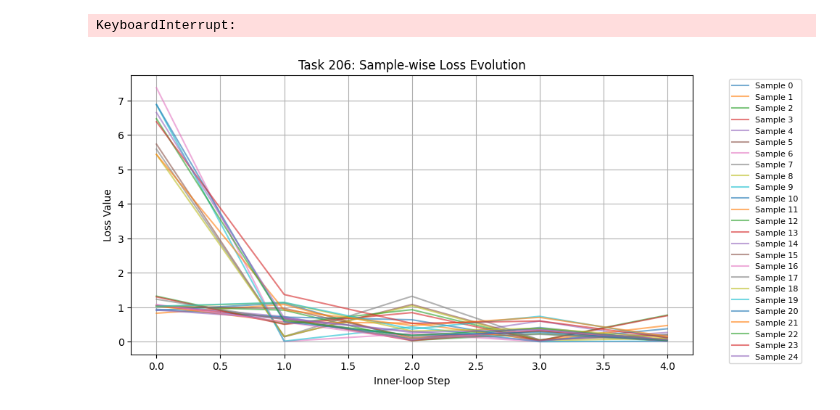
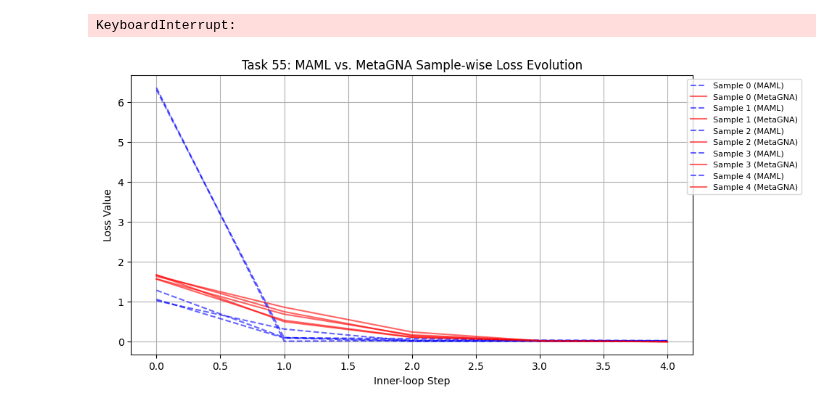
Before and after one commit to SKKUJMLim/MAML, a Jupyter notebook: Test_jupyternotebook/Loss_per_sample_csv_to_fig.ipynb, the cells around one changed output. Drawn from its saved outputs; the diff is of its cells as text; code cells hidden in the pictures.

```diff
--- a/Test_jupyternotebook/Loss_per_sample_csv_to_fig.ipynb
+++ b/Test_jupyternotebook/Loss_per_sample_csv_to_fig.ipynb
@@ -3,50 +3,48 @@ import os
 import pandas as pd
 import matplotlib.pyplot as plt
 # %%
+# 파일 경로
+MAML_file_path = "Loss_per_Sample/sample_loss_log_MAML(miniImageNet_1shot).csv"
+MetaGNA_file_path = "Loss_per_Sample/sample_loss_log_Arbiter(miniImageNet_1shot).csv"
+
+# 저장 경로 설정
+save_path = "Loss_per_Sample/Task"
+os.makedirs(save_path, exist_ok=True)
+
 # CSV 파일 로드
+df_MAML = pd.read_csv(MAML_file_path)
+df_MetaGNA = pd.read_csv(MetaGNA_file_path)
 
-setting = 'MAML'
-if setting == 'MAML':
-    file_path = "Loss_per_Sample/sample_loss_log_MAML(miniImageNet_1shot).csv"
-    original_save_path = "Loss_per_Sample/MAML"
-elif setting == 'Arbiter':
-     CSV 파일 로드
-    file_path = "Loss_per_Sample/sample_loss_log_Arbiter(miniImageNet_1shot).csv"
-    original_save_path = "Loss_per_Sample/Arbiter"
-else:
-    print("error")
-
-df = pd.read_csv(file_path)
-
-# 저장할 폴더가 존재하는지 확인하고 없으면 생성
-os.makedirs(original_save_path, exist_ok=True)
-
-# Task 목록 가져오기
-task_list = df["Task_Idx"].unique()
+# Task 목록 가져오기 (두 파일에서 공통 Task 추출)
+task_list = sorted(set(df_MAML["Task_Idx"]).intersection(set(df_MetaGNA["Task_Idx"])))
 
 # 그래프 생성 및 저장
 for task in task_list:
     plt.figure(figsize=(10, 5))
 
-    # 특정 Task의 데이터 필터링
-    task_data = df[df["Task_Idx"] == task]
+    # 특정 Task 데이터 필터링
+    task_data_MAML = df_MAML[df_MAML["Task_Idx"] == task]
+    task_data_MetaGNA = df_MetaGNA[df_MetaGNA["Task_Idx"] == task]
 
-    # 각 Sample별로 Loss 변화 플로팅
-    for sample_id in task_data["Sample_Index"].unique():
-        sample_data = task_data[task_data["Sample_Index"] == sample_id]
-        plt.plot(sample_data["Step"], sample_data["Loss"], label=f"Sample {sample_id}", alpha=0.6)
+    # 각 Sample별로 Loss 변화 플로팅 (MAML: 점선, MetaGNA: 실선)
+    for sample_id in task_data_MAML["Sample_Index"].unique():
+        sample_data_MAML = task_data_MAML[task_data_MAML["Sample_Index"] == sample_id]
+        sample_data_MetaGNA = task_data_MetaGNA[task_data_MetaGNA["Sample_Index"] == sample_id]
+
+        plt.plot(sample_data_MAML["Step"], sample_data_MAML["Loss"], 'b--', alpha=0.6, label=f"Sample {sample_id} (MAML)")
+        plt.plot(sample_data_MetaGNA["Step"], sample_data_MetaGNA["Loss"], 'r-', alpha=0.6, label=f"Sample {sample_id} (MetaGNA)")
 
     plt.xlabel("Inner-loop Step")
     plt.ylabel("Loss Value")
-    plt.title(f"Task {task}: Sample-wise Loss Evolution")
+    plt.title(f"Task {task}: MAML vs. MetaGNA Sample-wise Loss Evolution")
     plt.legend(loc="upper right", bbox_to_anchor=(1.2, 1), fontsize=8)
     plt.grid(True)
 
-    # 그래프 저장 (예: Task_1_Loss.png, Task_2_Loss.png ...)
-    plt.savefig(f"{original_save_path}/Task_{task}_Loss.png", dpi=300, bbox_inches="tight")
+    # 그래프 저장
+    plt.savefig(f"{save_path}/Task_{task}_MAML_vs_MetaGNA.png", dpi=300, bbox_inches="tight")
     plt.close()
 
-print("모든 Task별 Loss 변화 그래프가 저장되었습니다!")
+print(f"✅ 모든 Task별 Loss 비교 그래프가 '{save_path}' 폴더에 저장되었습니다!")
 # %% [output]
 KeyboardInterrupt:
-[figure, old version]
+[figure, new version]
```
Also changed, not shown: 1 other file.
